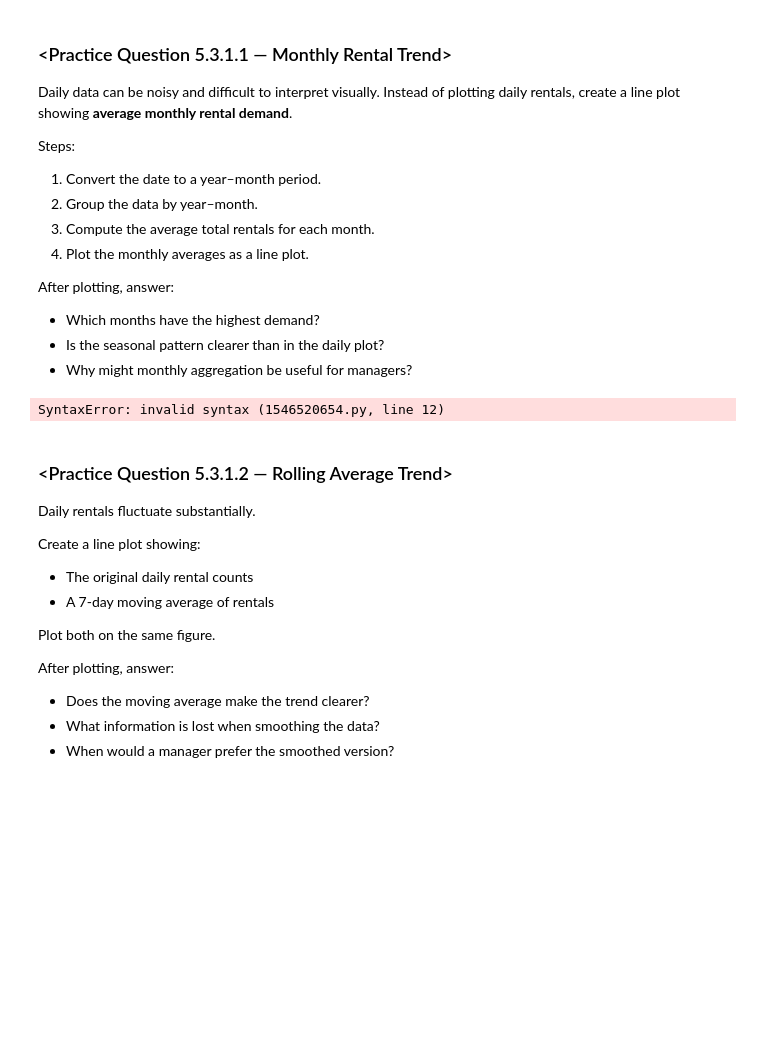
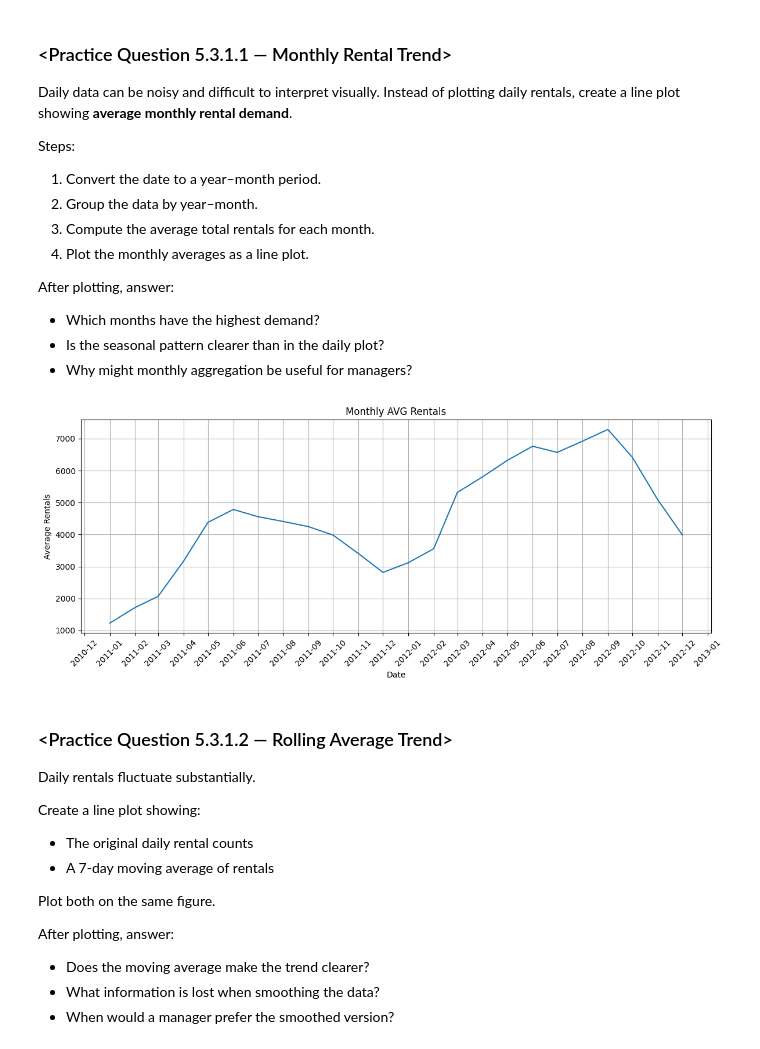
Before and after one commit to Mcpeking18/GCI-DS-COURSE, a Jupyter notebook: Lecture 4/lec4_notebook.ipynb, the cells around one changed output. Saved outputs shown, nothing was run; the diff lists cells and outputs as text; code cells hidden in the pictures; blank space fills up the shorter version.

```diff
--- a/Lecture 4/lec4_notebook.ipynb
+++ b/Lecture 4/lec4_notebook.ipynb
@@ -769,33 +769,37 @@ After plotting, answer:
 # %%
 # Solution
 
 import matplotlib.dates as mdates
 
 # Ensure datetime format
 df["dteday"] = pd.to_datetime(df["dteday"])
 
 # Create year-month variable
 df["year_month"] = df["dteday"].dt.to_period("M")
 
 # Group by year-month and compute average rentals
-monthly_avg = # WRITE ME
+monthly_avg = df.groupby("year_month")["cnt"].mean()
 
 # Convert PeriodIndex back to timestamp for plotting
 monthly_avg.index = monthly_avg.index.to_timestamp()
 
 # Plot
 plt.figure(figsize=(12, 5))
-
-# WRITE ME
+plt.title("Monthly AVG Rentals")
+plt.plot(monthly_avg.index, monthly_avg)
+plt.xlabel("Date")
+plt.ylabel("Average Rentals")
 
 # Monthly ticks
 plt.gca().xaxis.set_major_locator(mdates.MonthLocator())
 plt.gca().xaxis.set_major_formatter(mdates.DateFormatter("%Y-%m"))
+plt.xticks(rotation = 45)
 
+plt.grid(True)
 plt.tight_layout()
 plt.show()
 # %% [output]
-SyntaxError: invalid syntax (1546520654.py, line 12)
+[figure, added]
 # %% [markdown]
 ### <Practice Question 5.3.1.2 — Rolling Average Trend>
 
```
Also changed, not shown: parts of 18 cells of this notebook.
